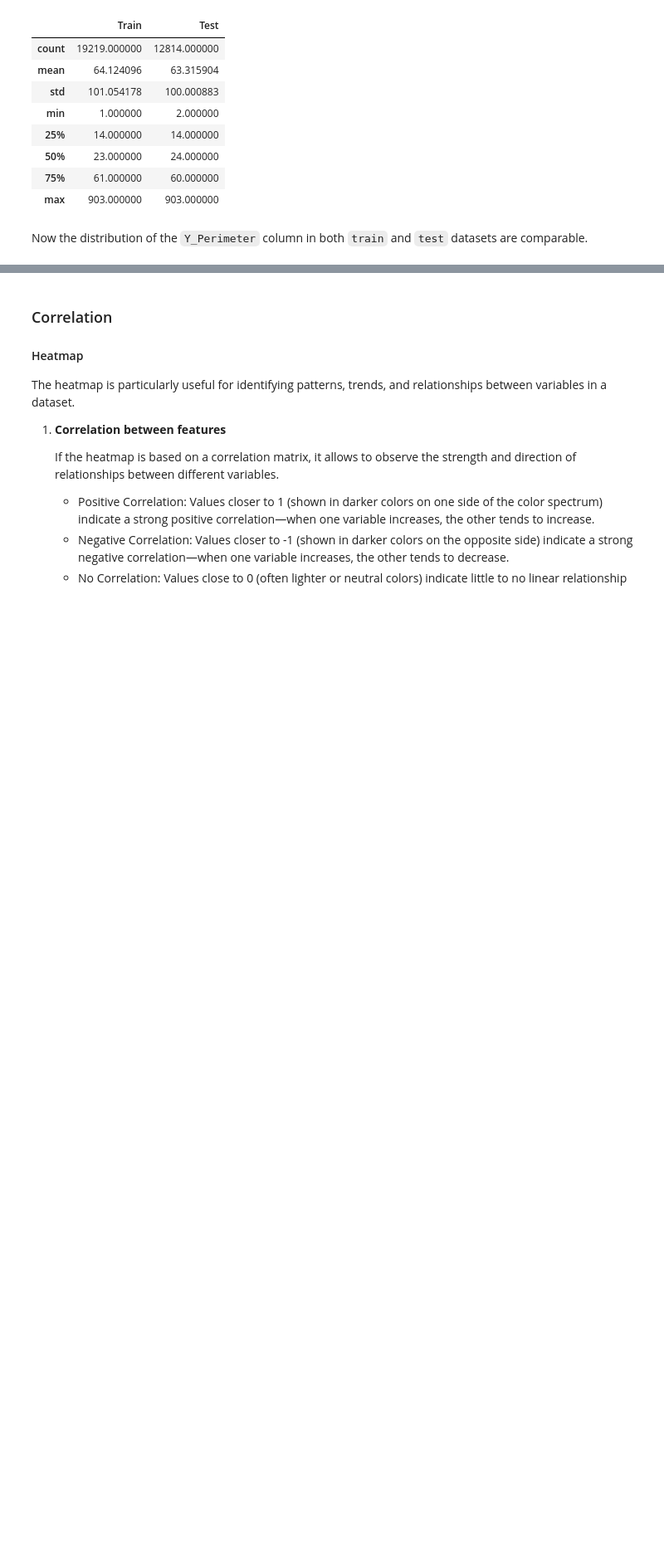
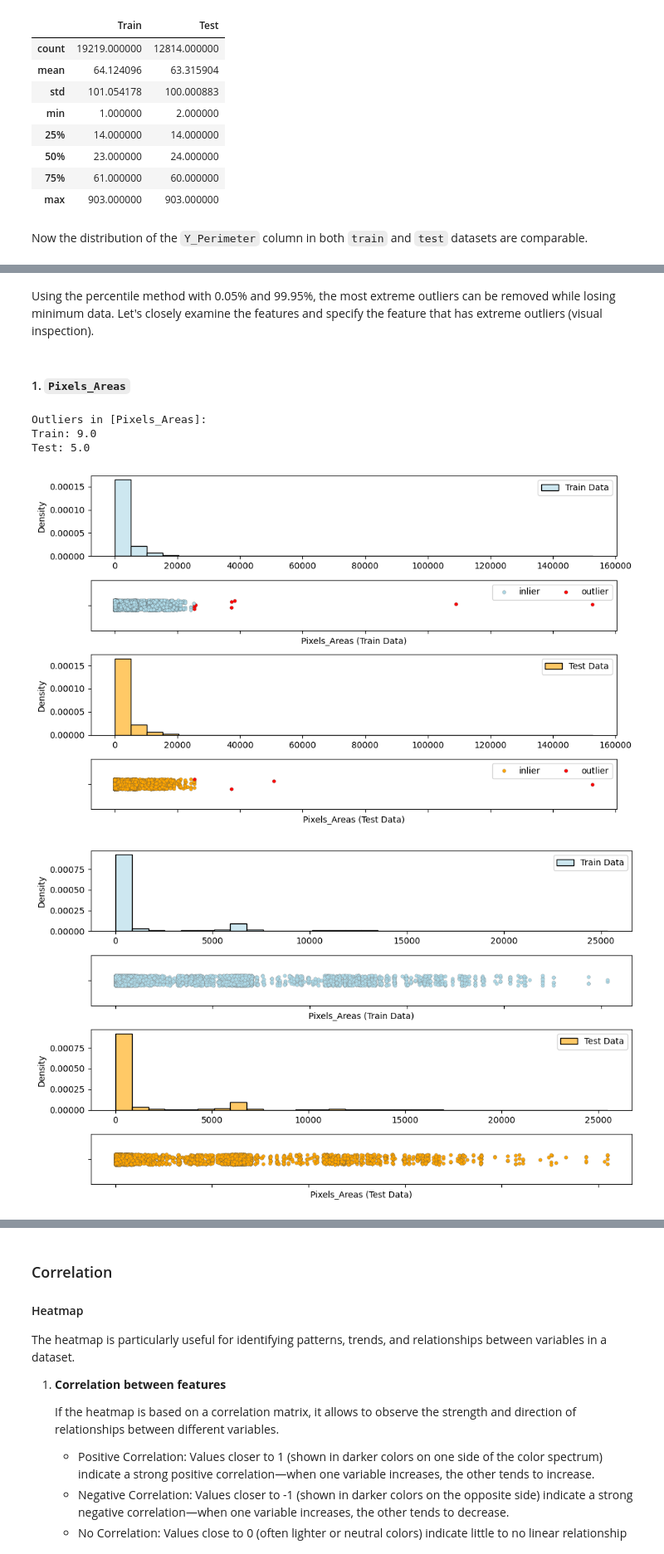
Before and after one commit to hkaragah/kaggle_notebooks, a Jupyter notebook: steel_plate_detection_prediction/steel_plate_detection_prediction.ipynb, the cells around one changed output, grey strips where cells are left out. Shown at 83% size. Drawn from its saved outputs; the diff is of its cells as text; code cells hidden in the pictures; blank space fills up the shorter version.

```diff
--- a/steel_plate_detection_prediction/steel_plate_detection_prediction.ipynb
+++ b/steel_plate_detection_prediction/steel_plate_detection_prediction.ipynb
@@ -427,0 +715,12 @@ plt.show()
+# %% [markdown]
+Using the percentile method with 0.05% and 99.95%, the most extreme outliers can be removed while losing minimum data. Let's closely examine the features and specify the feature that has extreme outliers (visual inspection).
+# %% [markdown]
+#### 1. `Pixels_Areas`
+# %%
+examine_feature(train.columns[4])
+# %% [output]
+Outliers in [Pixels_Areas]:
+Train: 9.0
+Test: 5.0
+[figure, added]
+[figure, added]
```
Also changed, not shown: parts of 80 cells of this notebook.
